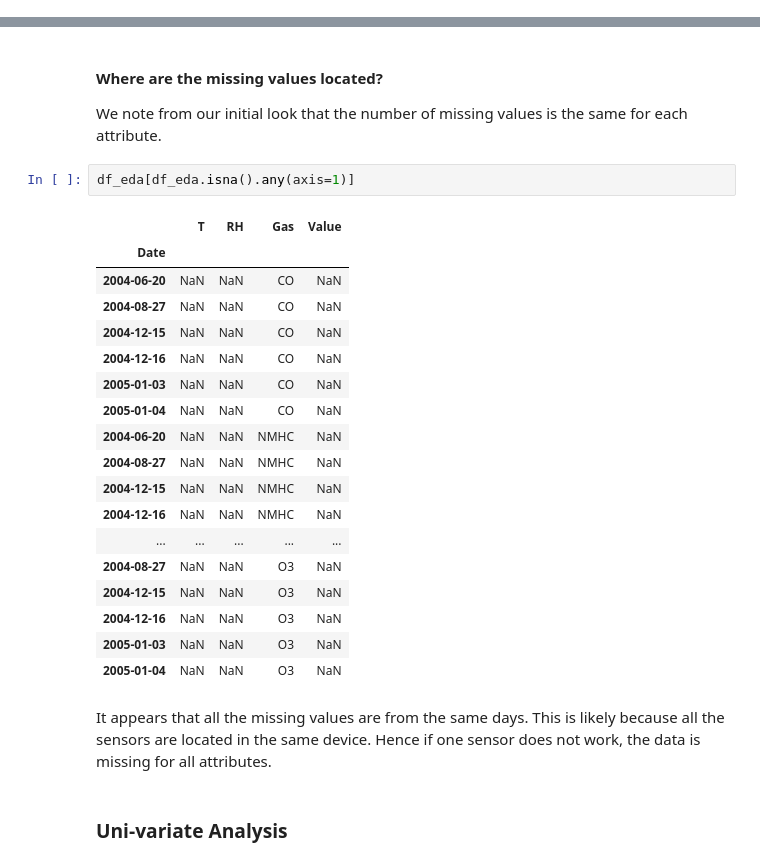
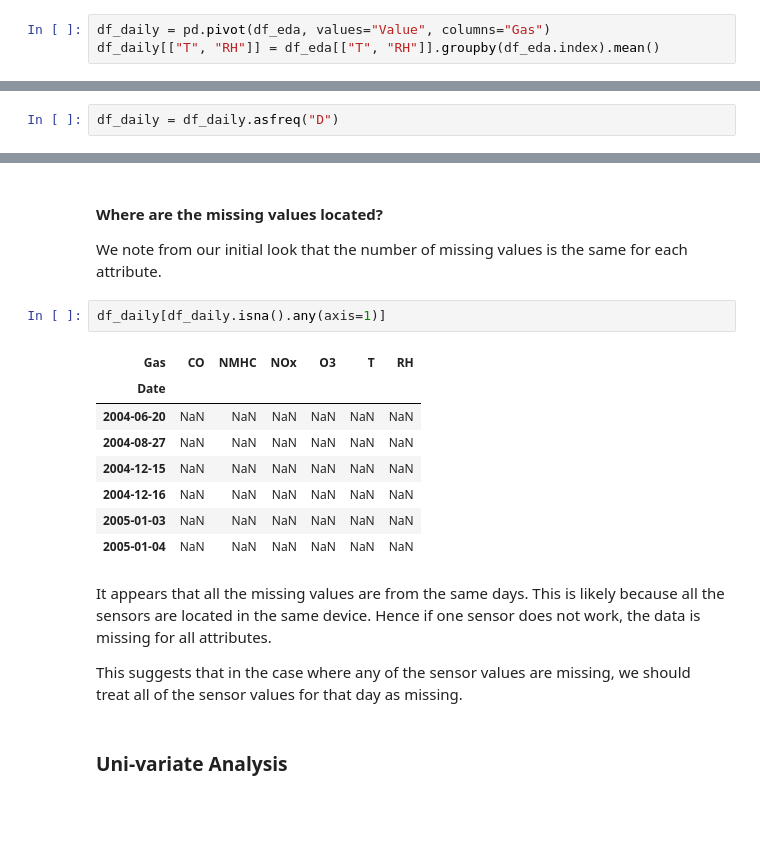
Before and after one commit to Tien-Cheng/AI-and-Machine-Learning--ST1511-, a Jupyter notebook: Assignment 2/time series analysis/time-series.ipynb, the cells around one changed output, grey strips where cells are left out. Saved outputs shown, nothing was run; the diff lists cells and outputs as text; blank space fills up the shorter version.

```diff
--- a/Assignment 2/time series analysis/time-series.ipynb
+++ b/Assignment 2/time series analysis/time-series.ipynb
@@ -170,6 +175,9 @@ We will then perform an exploratory data analysis, to get a better sense of our
 2. Is there any serial dependency in the data?
 # %%
 df_eda = df.copy()
+# %%
+df_daily = pd.pivot(df_eda, values="Value", columns="Gas")
+df_daily[["T", "RH"]] = df_eda[["T", "RH"]].groupby(df_eda.index).mean()
 # %% [markdown]
 ### General Dataset Info
 # %% [markdown]
@@ -219,2 +227,4 @@ len(daily_volumes) - len(daily_volumes.asfreq("D"))
 # %% [output]
 0
+# %%
+df_daily = df_daily.asfreq("D")
@@ -245,28 +266,20 @@ We see that there are 24 missing values, which form 1.82% of our data.
 #### Where are the missing values located?
 We note from our initial look that the number of missing values is the same for each attribute.
 # %%
-df_eda[df_eda.isna().any(axis=1)]
+df_daily[df_daily.isna().any(axis=1)]
 # %% [output]
-|  | T | RH | Gas | Value |
-| Date |  |  |  |  |
-| 2004-06-20 | NaN | NaN | CO | NaN |
-| 2004-08-27 | NaN | NaN | CO | NaN |
-| 2004-12-15 | NaN | NaN | CO | NaN |
-| 2004-12-16 | NaN | NaN | CO | NaN |
-| 2005-01-03 | NaN | NaN | CO | NaN |
-| 2005-01-04 | NaN | NaN | CO | NaN |
-| 2004-06-20 | NaN | NaN | NMHC | NaN |
-| 2004-08-27 | NaN | NaN | NMHC | NaN |
-| 2004-12-15 | NaN | NaN | NMHC | NaN |
-| 2004-12-16 | NaN | NaN | NMHC | NaN |
-| ... | ... | ... | ... | ... |
-| 2004-08-27 | NaN | NaN | O3 | NaN |
-| 2004-12-15 | NaN | NaN | O3 | NaN |
-| 2004-12-16 | NaN | NaN | O3 | NaN |
-| 2005-01-03 | NaN | NaN | O3 | NaN |
-| 2005-01-04 | NaN | NaN | O3 | NaN |
+| Gas | CO | NMHC | NOx | O3 | T | RH |
+| Date |  |  |  |  |  |  |
+| 2004-06-20 | NaN | NaN | NaN | NaN | NaN | NaN |
+| 2004-08-27 | NaN | NaN | NaN | NaN | NaN | NaN |
+| 2004-12-15 | NaN | NaN | NaN | NaN | NaN | NaN |
+| 2004-12-16 | NaN | NaN | NaN | NaN | NaN | NaN |
+| 2005-01-03 | NaN | NaN | NaN | NaN | NaN | NaN |
+| 2005-01-04 | NaN | NaN | NaN | NaN | NaN | NaN |
 # %% [markdown]
 It appears that all the missing values are from the same days. This is likely because all the sensors are located in the same device. Hence if one sensor does not work, the data is missing for all attributes.
+
+This suggests that in the case where any of the sensor values are missing, we should treat all of the sensor values for that day as missing.
 # %% [markdown]
 ### Uni-variate Analysis
 # %% [markdown]
```
Also changed, not shown: parts of 31 cells of this notebook.
